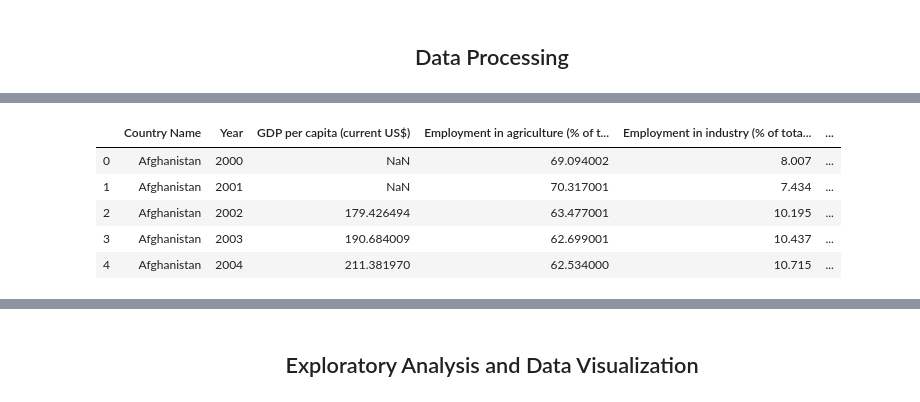
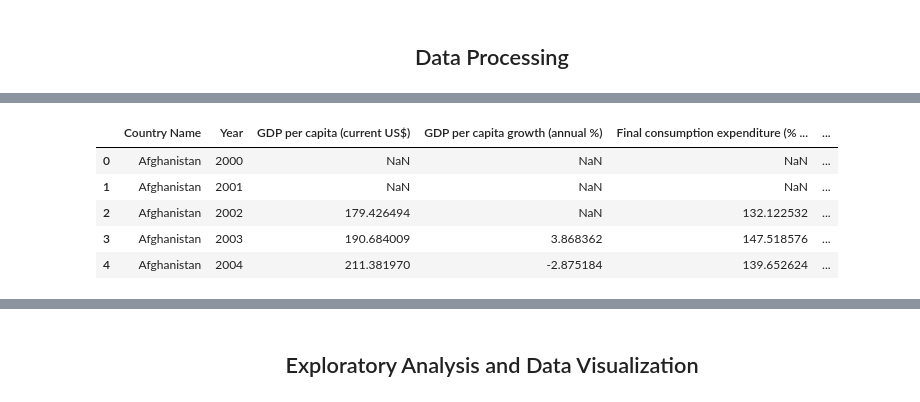
Before and after one commit to thechuster/thechuster.github.io, a Jupyter notebook: FinalProjectAlbert.ipynb, the cells around one changed output, grey strips where cells are left out. Drawn from its saved outputs; the diff is of its cells as text; code cells hidden in the pictures.

```diff
--- a/FinalProjectAlbert.ipynb
+++ b/FinalProjectAlbert.ipynb
@@ -56,20 +74,18 @@ from pandas.io.json import json_normalize
 For the purposes of this project, we used data from the World Bank dataset. The World Bank site allowed for us to build a custom dataset by choosing the variables that we wanted. We chose to include variables that we thought could be used a predictors of GDP. We purposely chose more variables than we planned on using as we were unsure of the quality of the data, and which variables were missing values.
 # %%
 worldBankDevInc = pd.read_csv("WorldBankData/data.csv")
-worldCountries = pd.read_json("world-countries.json")
 
 worldBankDevInc.dropna(inplace=True)
 countryName = ""
 first = True
+newRows = []
 countriesData = []
 
 for index, row in worldBankDevInc.iterrows():
     if (countryName != row["Country Name"]):
         if (first == False):
             #CHOSE WHAT YEARS TO DROP HERE
-            df = df.drop(df.loc[:, '1960 [YR1960]':'1999 [YR1999]'].columns, axis = 1)
-            df = df.drop(df.loc[:, '2016 [YR2016]':'2019 [YR2019]'].columns, axis = 1)
-            df = df.replace('..', np.NaN)
+            df = df.drop(df.loc[:, '1960 [YR1960]':'1990 [YR1990]'].columns, axis = 1)
             countriesData.append(df)
             # IF YOU WANT TO SEE ALL COUNTRIES DATA UNCOMMENT THIS
             #with pd.option_context('display.max_rows', None, 'display.max_columns', None):
@@ -80,9 +96,7 @@ for index, row in worldBankDevInc.iterrows():
 
     df = df.append(row, ignore_index=True)
 
-df = df.drop(df.loc[:, '1960 [YR1960]':'1999 [YR1999]'].columns, axis = 1)
-df = df.drop(df.loc[:, '2016 [YR2016]':'2019 [YR2019]'].columns, axis = 1)
-
-with pd.option_context('display.max_rows', None, 'display.max_columns', None):
-    display(df)
-    display(countriesData[0])
+df  = df.drop(df.loc[:, '1960 [YR1960]':'1990 [YR1990]'].columns, axis = 1)
+#with pd.option_context('display.max_rows', None, 'display.max_columns', None):
+    #display(df)
+    #display(countriesData[206])
@@ -126,48 +138,50 @@ with pd.option_context('display.max_rows', None, 'display.max_columns', None):
 # %%
-worldData = pd.concat(countriesData)
 predictionData = pd.DataFrame(columns = ["Country Name", "Year"])
 
 countriesList = worldData["Country Name"]
 for name in countriesList.unique():
-    counter = 2000
-    while counter <= 2015:
-        predictionData = predictionData.append({"Country Name": name, "Year": counter}, ignore_index=True)
-        counter += 1
+        counter = 2000
+        while counter <= 2015:
+            predictionData = predictionData.append({"Country Name": name, "Year": counter}, ignore_index=True)
+            counter += 1
 
 predictionData["GDP per capita (current US$)"] = 0.0
-predictionData["Employment in agriculture (% of total employment) (modeled ILO estimate)"] = 0.0
-predictionData["Employment in industry (% of total employment) (modeled ILO estimate)"] = 0.0
-predictionData["Employment in services (% of total employment) (modeled ILO estimate)"] = 0.0
-predictionData["Current health expenditure (% of GDP)"] = 0.0
-predictionData["Fertility rate, total (births per woman)"] = 0.0
-predictionData["Government expenditure on education, total (% of GDP)"] = 0.0
-predictionData["Prevalence of undernourishment (% of population)"] = 0.0
-predictionData["Adjusted net enrollment rate, primary (% of primary school age children)"] = 0.0
+predictionData["GDP per capita growth (annual %)"] = 0.0
+predictionData["Final consumption expenditure (% of GDP)"] = 0.0
+predictionData["Final consumption expenditure (current US$)"] = 0.0
+predictionData["General government final consumption expenditure (current US$)"] = 0.0
+predictionData["General government final consumption expenditure (% of GDP)"] = 0.0
+predictionData["Foreign direct investment, net inflows (% of GDP)"] = 0.0
+predictionData["Foreign direct investment, net inflows (BoP, current US$)"] = 0.0
+predictionData["Exports of goods and services (current US$)"] = 0.0
+predictionData["Imports of goods and services (current US$)"] = 0.0
+predictionData["Exports of goods and services (% of GDP)"] = 0.0
+predictionData["Imports of goods and services (% of GDP)"] = 0.0
 
 country = "Afghanistan"
 countryCounter = 0
 for index, row in worldData.iterrows():
     if row["Country Name"] != country:
         countryCounter += 1
         country = row["Country Name"]
     if row["Series Name"] in predictionData.columns:
         counter = 2000
         while counter <= 2015:
             yearString = str(counter) + " [YR" + str(counter) + "]"
             indx = countryCounter * 16 + (counter - 2000)
             if row[yearString] != "..":
                 predictionData.at[indx, row["Series Name"]] = row[yearString]
             else:
                 predictionData.at[indx, row["Series Name"]] = np.nan
             counter += 1
 
 predictionData.drop(predictionData.index[3472:], inplace=True)
 
 predictionData.head()
 # %% [output]
-|  | Country Name | Year | GDP per capita (current US$) | Employment in agriculture (% of t... | Employment in industry (% of tota... | ... |
-| 0 | Afghanistan | 2000 | NaN | 69.094002 | 8.007 | ... |
-| 1 | Afghanistan | 2001 | NaN | 70.317001 | 7.434 | ... |
-| 2 | Afghanistan | 2002 | 179.426494 | 63.477001 | 10.195 | ... |
-| 3 | Afghanistan | 2003 | 190.684009 | 62.699001 | 10.437 | ... |
-| 4 | Afghanistan | 2004 | 211.381970 | 62.534000 | 10.715 | ... |
+|  | Country Name | Year | GDP per capita (current US$) | GDP per capita growth (annual %) | Final consumption expenditure (% ... | ... |
+| 0 | Afghanistan | 2000 | NaN | NaN | NaN | ... |
+| 1 | Afghanistan | 2001 | NaN | NaN | NaN | ... |
+| 2 | Afghanistan | 2002 | 179.426494 | NaN | 132.122532 | ... |
+| 3 | Afghanistan | 2003 | 190.684009 | 3.868362 | 147.518576 | ... |
+| 4 | Afghanistan | 2004 | 211.381970 | -2.875184 | 139.652624 | ... |
```
Also changed, not shown: parts of 41 cells of this notebook, 1 other file.
